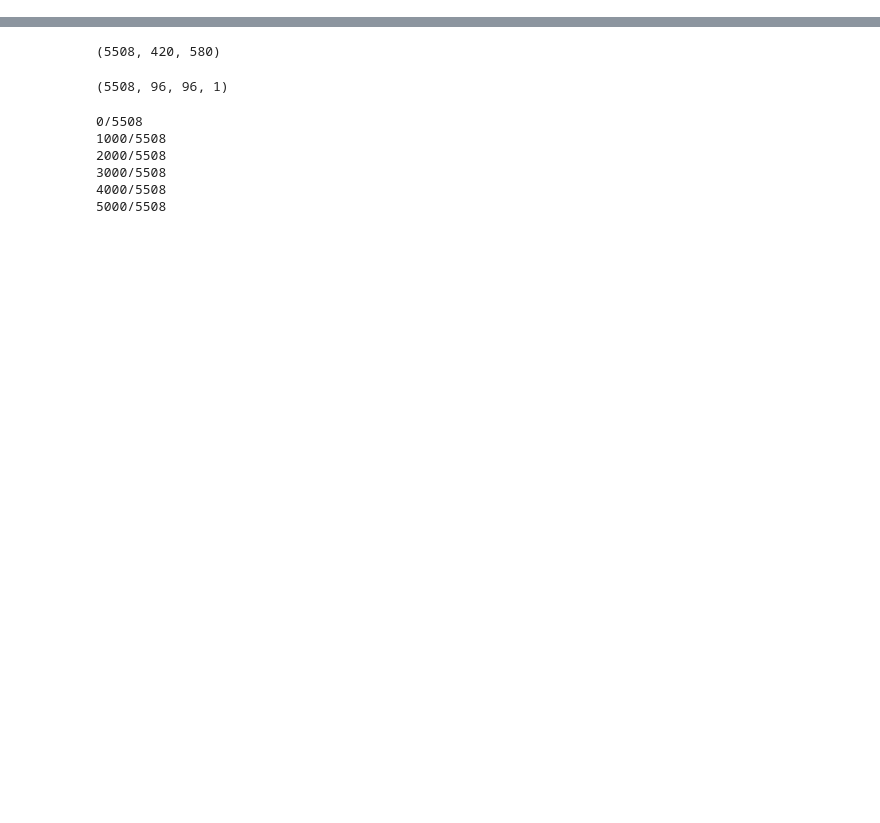
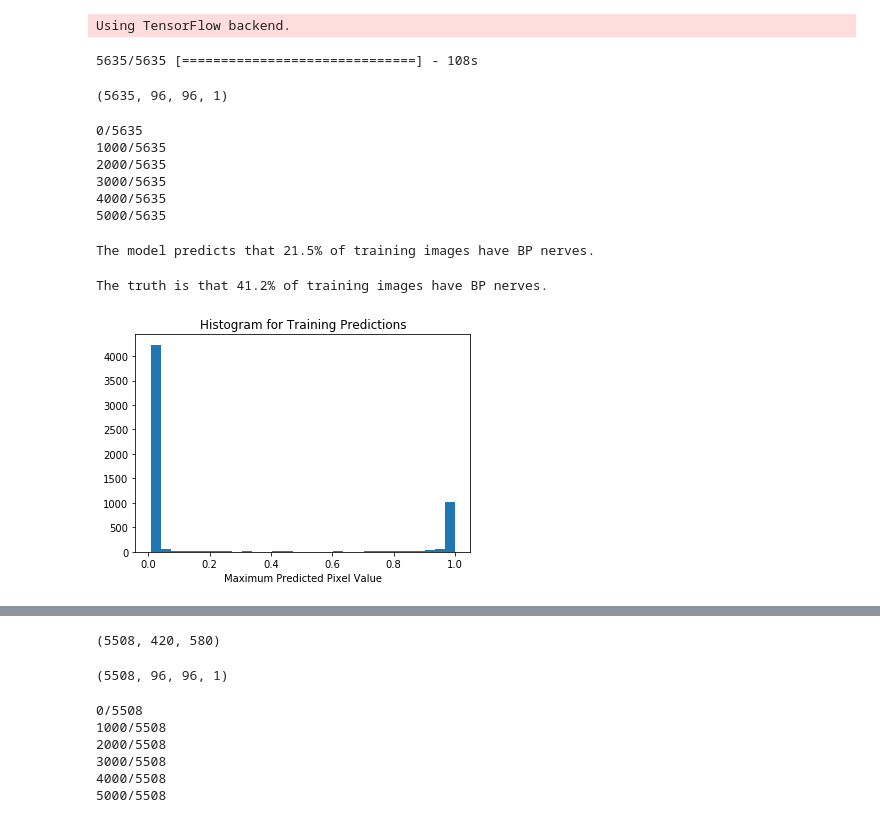
Before and after one commit to andrewjsiu/nerve-segmentation, a Jupyter notebook: examine_predictions.ipynb, the cells around one changed output, grey strips where cells are left out. Saved outputs shown, nothing was run; the diff lists cells and outputs as text; code cells hidden in the pictures; blank space fills up the shorter version.

```diff
--- a/examine_predictions.ipynb
+++ b/examine_predictions.ipynb
@@ -7,3 +16,72 @@ from data import load_test_data, image_cols, image_rows
 from skimage.transform import resize
 
 % matplotlib inline
+# %%
+import train
+from train import get_unet, preprocess
+
+# Load the weights of the neural network model previously trained
+model = get_unet()
+model.load_weights('weights.h5')
+# %% [output]
+Using TensorFlow backend.
+# %%
+# Load and process the training images and make model predictions
+imgs_train, imgs_mask_train, subjects = load_train_data()
+train = preprocess(imgs_train)
+train = train.astype('float32')
+mean = np.mean(train)  # mean for data centering
+std = np.std(train)  # std for data normalization
+train = (train - mean) / std
+predict_train = model.predict(train, verbose=1)
+# %% [output]
+5635/5635 [==============================] - 108s
+# %%
+predict_train.shape
+# %% [output]
+(5635, 96, 96, 1)
+# %%
+# Resize the images back to the original size of 420x580
+n_train = predict_train.shape[0]
+max_train = []
+sum_train = []
+pred_train = np.ndarray(shape=(n_train, image_rows, image_cols, 1))
+
+for i in range(n_train):
+    img = predict_train[i]
+    pred_train[i] = resize(img, (image_rows, image_cols), preserve_range=True, mode='constant')
+    max_train.append(img.max())
+    sum_train.append(img.sum())
+    if i % 1000 == 0:
+        print('{}/{}'.format(i, n_train))
+# %% [output]
+0/5635
+1000/5635
+2000/5635
+3000/5635
+4000/5635
+5000/5635
+# %%
+import pandas as pd
+max_train = pd.Series(max_train)
+positive = (max_train>0.5).sum()/len(max_train)
+print("The model predicts that {:.1f}% of training images have BP nerves.".format(positive*100))
+# %% [output]
+The model predicts that 21.5% of training images have BP nerves.
+# %%
+true_max = []
+for i in range(n_train):
+    true_max.append(imgs_mask_train[i].max()/255)
+
+true_max = pd.Series(true_max)
+true_positive = (true_max>0.5).sum()/len(true_max)
+print("The truth is that {:.1f}% of training images have BP nerves.".format(true_positive*100))
+# %% [output]
+The truth is that 41.2% of training images have BP nerves.
+# %%
+plt.hist(max_train, bins=30)
+plt.xlabel('Maximum Predicted Pixel Value')
+plt.title('Histogram for Training Predictions')
+plt.show()
+# %% [output]
+[figure, added]
```
Also changed, not shown: parts of 28 cells of this notebook, 1 other file.
